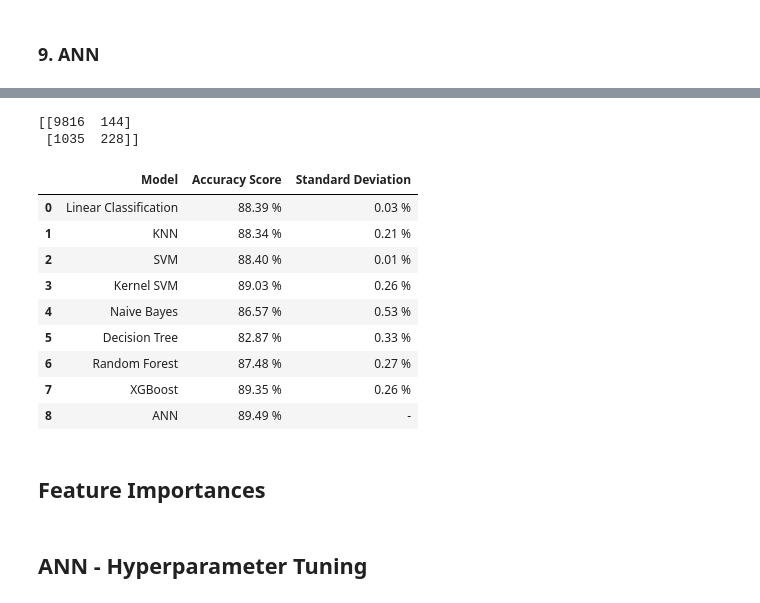
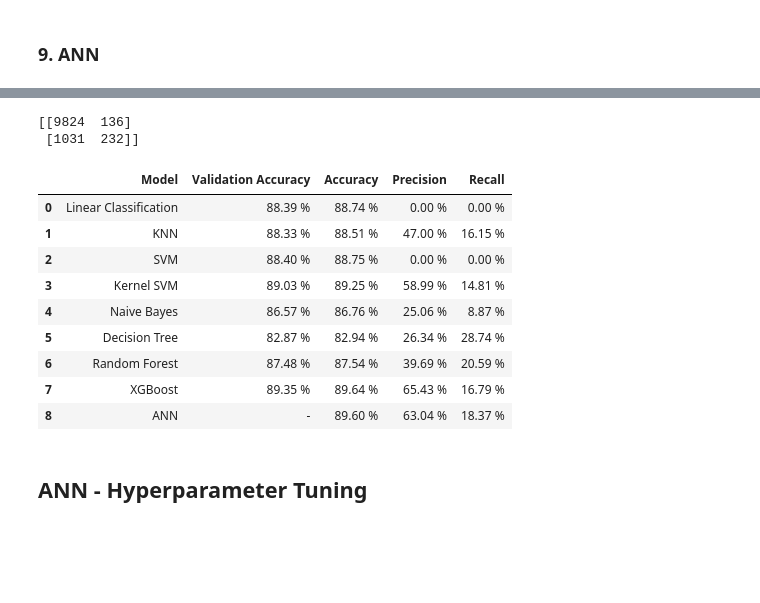
Before and after one commit to antoniobaricevic/ML_Bank-Marketing-Campaign, a Jupyter notebook: marketing_campaign.ipynb, the cells around one changed output, grey strips where cells are left out. Saved outputs shown, nothing was run; the diff lists cells and outputs as text; code cells hidden in the pictures; blank space fills up the shorter version.

Commit message:
Add files via upload
Accuracy, precision, recall.
Versions with smaller and balanced data set.

```diff
--- a/marketing_campaign.ipynb
+++ b/marketing_campaign.ipynb
@@ -1002,0 +1023,10 @@ accuracy_score(y_test, y_pred)
+# %%
+cm_xgb = confusion_matrix(y_test, y_pred)
+print(cm_xgb)
+
+accuracy_score_xgb = accuracy_score(y_test, y_pred)
+accuracy_score_xgb = "{:.2f} %".format(accuracy_score_xgb.mean()*100)
+precision_score_xgb = precision_score(y_test, y_pred)
+precision_score_xgb = "{:.2f} %".format(precision_score_xgb.mean()*100)
+recall_score_xgb = recall_score(y_test, y_pred)
+recall_score_xgb = "{:.2f} %".format(recall_score_xgb.mean()*100)
@@ -1003,10 +1036,9 @@ accuracy_score(y_test, y_pred)
 # %%
 accuracies = cross_val_score(estimator = xgb_classifier, X = X_train, y = y_train, cv = 10)
-accuracy_score_xgb = "{:.2f} %".format(accuracies.mean()*100)
-std_xgb = "{:.2f} %".format(accuracies.std()*100)
+val_accuracy_score_xgb = "{:.2f} %".format(accuracies.mean()*100)
 # %%
-results_df_8 = pd.DataFrame(data=[["XGBoost", accuracy_score_xgb, std_xgb]],
-                          columns=['Model', 'Accuracy Score', 'Standard Deviation'])
+results_df_8 = pd.DataFrame(data=[["XGBoost", val_accuracy_score_xgb, accuracy_score_xgb, precision_score_xgb, recall_score_xgb]],
+                          columns=['Model', 'Validation Accuracy', 'Accuracy', 'Precision', 'Recall'])
 results_df = results_df.append(results_df_8, ignore_index=True)
 results_df
 # %% [output]
@@ -1054,29 +1086,32 @@ y_pred = (y_pred > 0.5)
 # %%
 cm_ann = confusion_matrix(y_test, y_pred)
 print(cm_ann)
+
 accuracy_score_ann = accuracy_score(y_test, y_pred)
 accuracy_score_ann = "{:.2f} %".format(accuracy_score_ann.mean()*100)
+precision_score_ann = precision_score(y_test, y_pred)
+precision_score_ann = "{:.2f} %".format(precision_score_ann.mean()*100)
+recall_score_ann = recall_score(y_test, y_pred)
+recall_score_ann = "{:.2f} %".format(recall_score_ann.mean()*100)
 # %% [output]
-[[9816  144]
- [1035  228]]
+[[9824  136]
+ [1031  232]]
 # %%
-results_df_9 = pd.DataFrame(data=[["ANN", accuracy_score_ann, "-"]],
-                          columns=['Model', 'Accuracy Score', 'Standard Deviation'])
+results_df_9 = pd.DataFrame(data=[["ANN", "-", accuracy_score_ann, precision_score_ann, recall_score_ann]],
+                          columns=['Model', 'Validation Accuracy', 'Accuracy', 'Precision', 'Recall'])
 results_df = results_df.append(results_df_9, ignore_index=True)
 results_df
 # %% [output]
-|  | Model | Accuracy Score | Standard Deviation |
-| 0 | Linear Classification | 88.39 % | 0.03 % |
-| 1 | KNN | 88.34 % | 0.21 % |
-| 2 | SVM | 88.40 % | 0.01 % |
-| 3 | Kernel SVM | 89.03 % | 0.26 % |
-| 4 | Naive Bayes | 86.57 % | 0.53 % |
-| 5 | Decision Tree | 82.87 % | 0.33 % |
-| 6 | Random Forest | 87.48 % | 0.27 % |
-| 7 | XGBoost | 89.35 % | 0.26 % |
-| 8 | ANN | 89.49 % | - |
+|  | Model | Validation Accuracy | Accuracy | Precision | Recall |
+| 0 | Linear Classification | 88.39 % | 88.74 % | 0.00 % | 0.00 % |
+| 1 | KNN | 88.33 % | 88.51 % | 47.00 % | 16.15 % |
+| 2 | SVM | 88.40 % | 88.75 % | 0.00 % | 0.00 % |
+| 3 | Kernel SVM | 89.03 % | 89.25 % | 58.99 % | 14.81 % |
+| 4 | Naive Bayes | 86.57 % | 86.76 % | 25.06 % | 8.87 % |
+| 5 | Decision Tree | 82.87 % | 82.94 % | 26.34 % | 28.74 % |
+| 6 | Random Forest | 87.48 % | 87.54 % | 39.69 % | 20.59 % |
+| 7 | XGBoost | 89.35 % | 89.64 % | 65.43 % | 16.79 % |
+| 8 | ANN | - | 89.60 % | 63.04 % | 18.37 % |
-# %% [markdown]
-## Feature Importances
 # %% [markdown]
 ## ANN - Hyperparameter Tuning
 # %%
```
Also changed, not shown: parts of 35 cells of this notebook, 3 other files.
